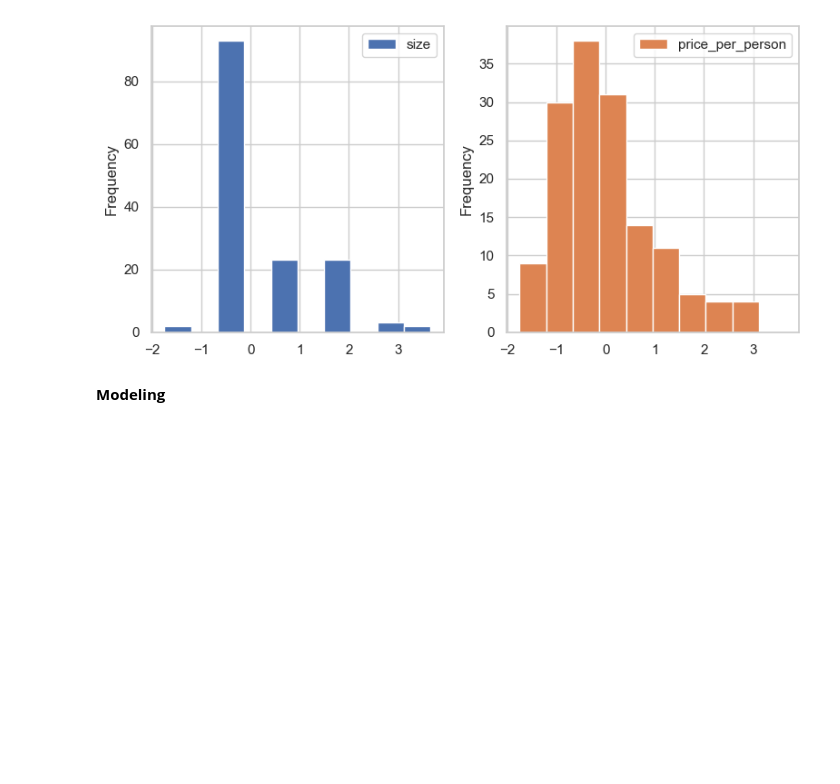
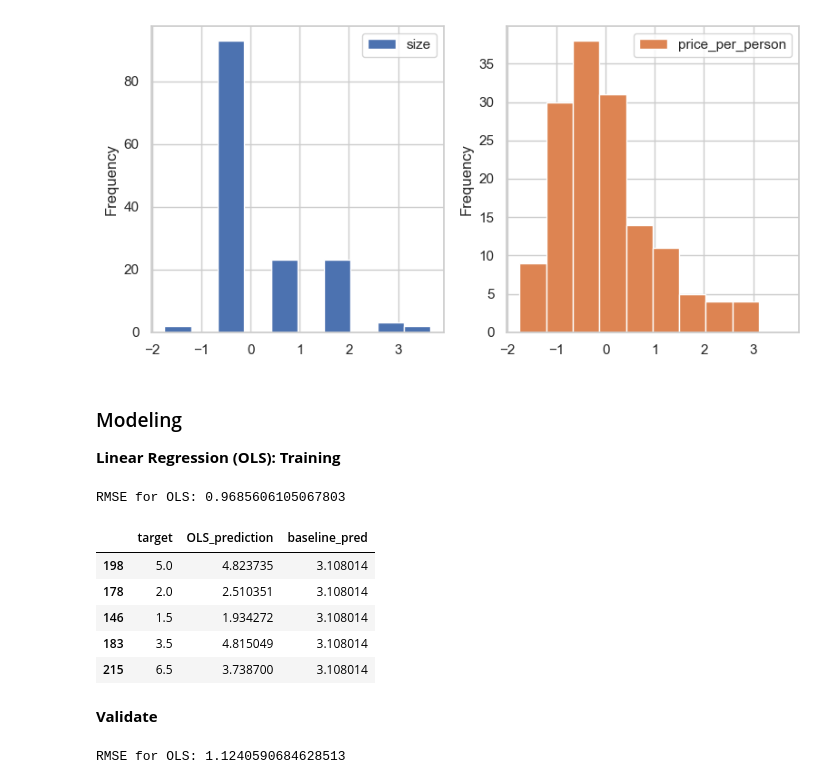
Before and after one commit to MigashaneVictoire/regression-exercises, a Jupyter notebook: Modeling.ipynb, the cells around one changed output. Cells and saved outputs as stored; diff of their text form; code cells hidden in the pictures; blank space fills up the shorter version.

Commit message:
add modeling OlS model

```diff
--- a/Modeling.ipynb
+++ b/Modeling.ipynb
@@ -167,4 +167,41 @@ plt.tight_layout()
 # %% [output]
 [figure]
 # %% [markdown]
-**Modeling**
+### Modeling
+
+**Linear Regression (OLS): Training**
+# %%
+# MAKE THE THING: create the model object
+linear_model = LinearRegression()
+
+#1. FIT THE THING: fit the model to training data
+OLSmodel = linear_model.fit(x_train_scaled, ytrain)
+
+#2. USE THE THING: make a prediction
+ytrain_pred = linear_model.predict(x_train_scaled)
+
+#3. Evaluate: RMSE
+rmse_train = mean_squared_error(ytrain, ytrain_pred) ** (.5) # 0.5 to get the root
+
+# root mean squeared error
+print("RMSE for OLS:",rmse_train)
+# %% [output]
+RMSE for OLS: 0.9685606105067803
+# %%
+# convert results into dataframe
+result = pd.DataFrame({
+    "target": ytrain,
+    "OLS_prediction": ytrain_pred,
+    "baseline_pred": train.baseline
+})
+
+result.head()
+# %% [output]
+|  | target | OLS_prediction | baseline_pred |
+| 198 | 5.0 | 4.823735 | 3.108014 |
+| 178 | 2.0 | 2.510351 | 3.108014 |
+| 146 | 1.5 | 1.934272 | 3.108014 |
+| 183 | 3.5 | 4.815049 | 3.108014 |
+| 215 | 6.5 | 3.738700 | 3.108014 |
+# %% [markdown]
+**Validate**
@@ -170,0 +213,11 @@ plt.tight_layout()
+# %%
+#2. USE THE THING: make a prediction
+yval_pred = linear_model.predict(x_val_scaled)
+
+#3. Evaluate: RMSE
+rmse_val = mean_squared_error(yval, yval_pred) ** (.5) # 0.5 to get the root
+
+# root mean squeared error
+print("RMSE for OLS:",rmse_val)
+# %% [output]
+RMSE for OLS: 1.1240590684628513
```
Also changed, not shown: parts of 4 cells of this notebook.
